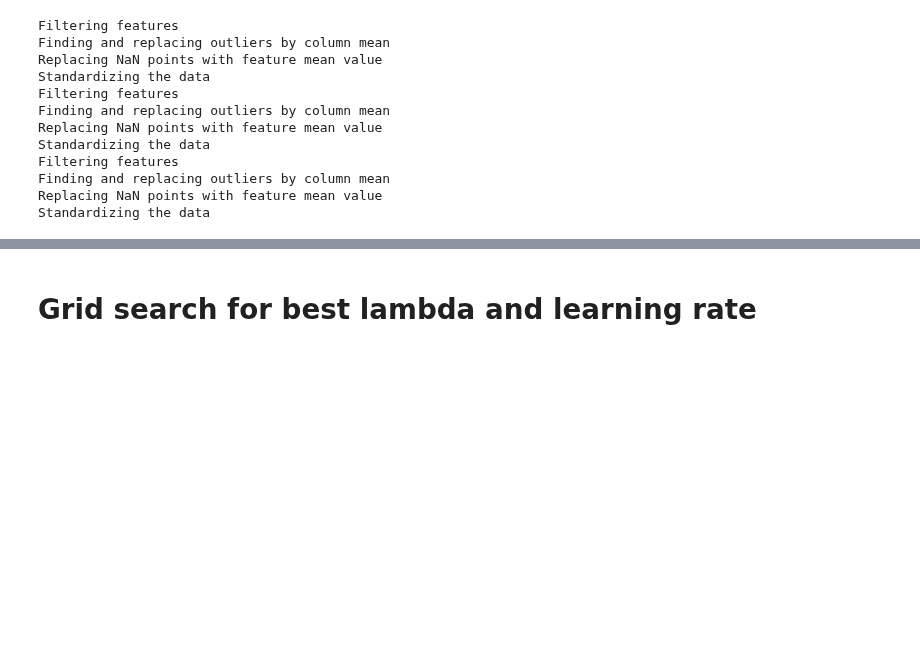
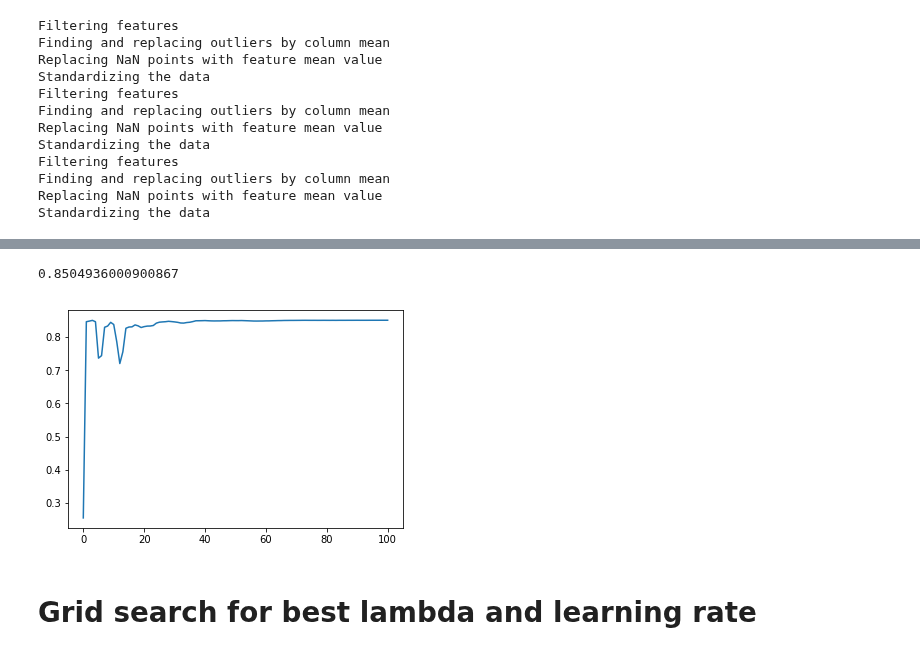
Before and after one commit to hhschede/machine_learning, a Jupyter notebook: project_1/grid_searching.ipynb, the cells around one changed output, grey strips where cells are left out. Drawn from its saved outputs; the diff is of its cells as text; code cells hidden in the pictures; blank space fills up the shorter version.

```diff
--- a/project_1/grid_searching.ipynb
+++ b/project_1/grid_searching.ipynb
@@ -122,3 +119,12 @@ Building the interactive terms or order three
 Performing PCA and keeping feature explaining 1 of the variance
 Reducing the number of PCA to 1072
 Adding a columns of ones to the dataset
+# %%
+initial_w = np.zeros(tx_j0.shape[1])
+losses, losses_t, acc, acc_t, w_0 = logistic_hessian(y_j0, tx_j0, y_j0_t, tx_j0_t, initial_w, gamma = 0.07, lam = 1, max_iters = 100)
+
+initial_w = np.zeros(tx_j1.shape[1])
+losses, losses_t, acc, acc_t, w_1 = logistic_hessian(y_j1, tx_j1, y_j1_t, tx_j1_t, initial_w, gamma = 1, lam = 100, max_iters = 100)
+
+initial_w = np.zeros(tx_j2.shape[1])
+losses, losses_t, acc, acc_t, w_2 = logistic_hessian(y_j2, tx_j2, y_j2_t, tx_j2_t, initial_w, gamma = 1, lam = 0.001, max_iters = 100)
@@ -125,3 +141,9 @@ Adding a columns of ones to the dataset
+# %%
+plt.plot(acc)
+print(np.max(acc))
+# %% [output]
+0.8504936000900867
+[figure, added]
 # %% [markdown]
 Grid search for best lambda and learning rate
 ===
```
Also changed, not shown: parts of 5 cells of this notebook, 2 other files.
